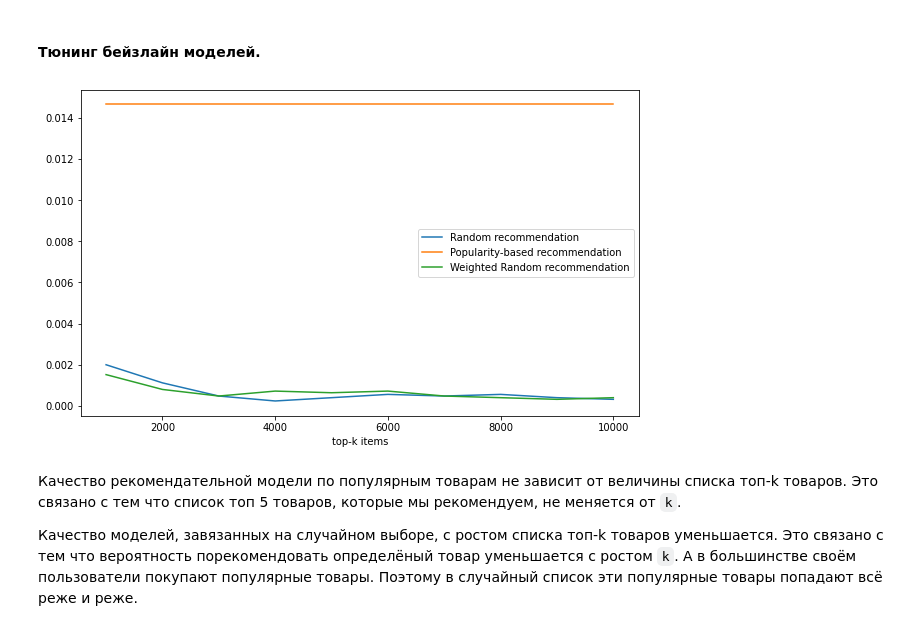
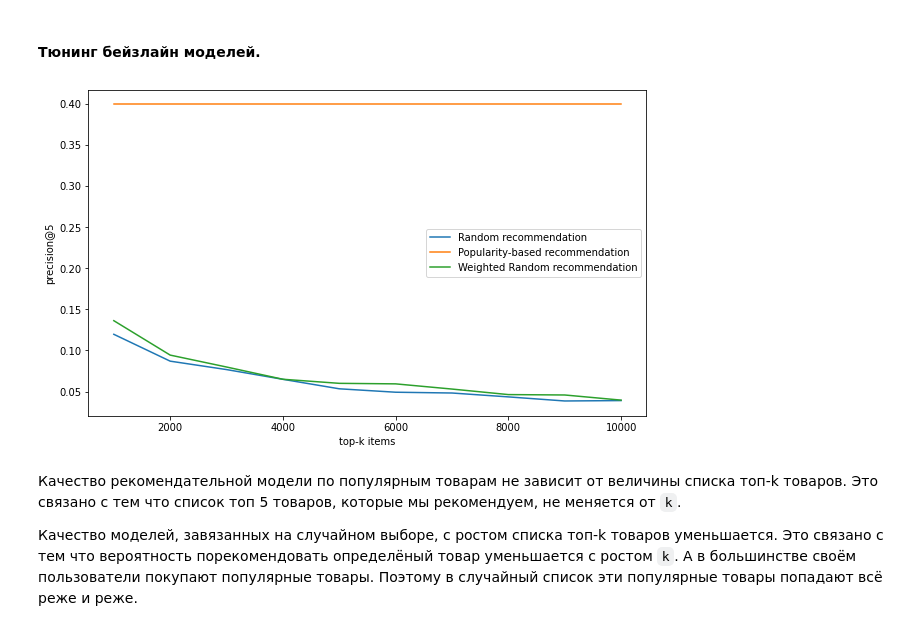
Before and after one commit to dimireme/rec_sys, a Jupyter notebook: lesson_2.ipynb, the cells around one changed output. Cells and saved outputs as stored; diff of their text form; code cells hidden in the pictures.

```diff
--- a/lesson_2.ipynb
+++ b/lesson_2.ipynb
@@ -383,10 +383,10 @@ def precision_at_k(recommended_list, bought_list, k=5):
 
     return precision
 # %%
-def average_precision_at_k(actual_matrix, bought_matrix, k=5):
+def average_precision_at_k(recommended_matrix, bought_matrix, k=5):
 
-    rows_count = actual_matrix.shape[0]
-    precisions_by_row = [precision_at_k(actual_matrix[i], bought_matrix[i], k) for i in range(rows_count)]
+    rows_count = bought_matrix.shape[0]
+    precisions_by_row = [precision_at_k(recommended_matrix[i], bought_matrix[i], k) for i in range(rows_count)]
     precisions_mean = np.mean(precisions_by_row)
 
     return precisions_mean
@@ -395,6 +395,6 @@ def average_precision_at_k(actual_matrix, bought_matrix, k=5):
 columns = result.columns.drop(['user_id', 'actual'])
 
 for column in columns:
-    precisions_mean = average_precision_at_k(result.actual, result[column], k=5)
+    precisions_mean = average_precision_at_k(result[column], result.actual, k=5)
     print('{:35} {:.4f} %'.format(column, precisions_mean * 100))
 # %% [output]
@@ -442,30 +442,31 @@ for top_items_count in top_items_count_list:
 
     # случайные рекомендации
     random_recommendations = [random_recommendation(top_items_ids, n=5) for user_id in user_ids]
-    precisions_mean = average_precision_at_k(actual, random_recommendations, k=5)
+    precisions_mean = average_precision_at_k(random_recommendations, actual, k=5)
     result_random_recommendation.append(precisions_mean)
 
     # рекомендация топ-5 товаров всем пользователям
     popular_recomendations = [popular_recs for user_id in user_ids]
-    precisions_mean = average_precision_at_k(actual, popular_recomendations, k=5)
+    precisions_mean = average_precision_at_k(popular_recomendations, actual, k=5)
     result_popular_recommendation.append(precisions_mean)
 
     # взвешенные случайные рекомендации
     items_weights = get_weight_matrix(data.loc[data['item_id'].isin(top_items_ids), :])
     weighted_random_recommendations = [weighted_random_recommendation(items_weights, n=5) for user_id in user_ids]
-    precisions_mean = average_precision_at_k(actual, weighted_random_recommendations, k=5)
+    precisions_mean = average_precision_at_k(weighted_random_recommendations, actual, k=5)
     result_weighted_random_recs.append(precisions_mean)
 # %%
 plt.figure(figsize=(10, 6))
 
 plt.plot(top_items_count_list, result_random_recommendation, label="Random recommendation")
 plt.plot(top_items_count_list, result_popular_recommendation, label="Popularity-based recommendation")
 plt.plot(top_items_count_list, result_weighted_random_recs, label="Weighted Random recommendation")
 plt.xlabel('top-k items')
+plt.ylabel('precision@5')
 plt.legend()
 plt.show()
 # %% [output]
-[figure, old version]
+[figure, new version]
 # %% [markdown]
 Качество рекомендательной модели по популярным товарам не зависит от величины списка топ-k товаров. Это связано с тем что список топ 5 товаров, которые мы рекомендуем, не меняется от `k`.
 
```
Also changed, not shown: parts of 5 cells of this notebook.
